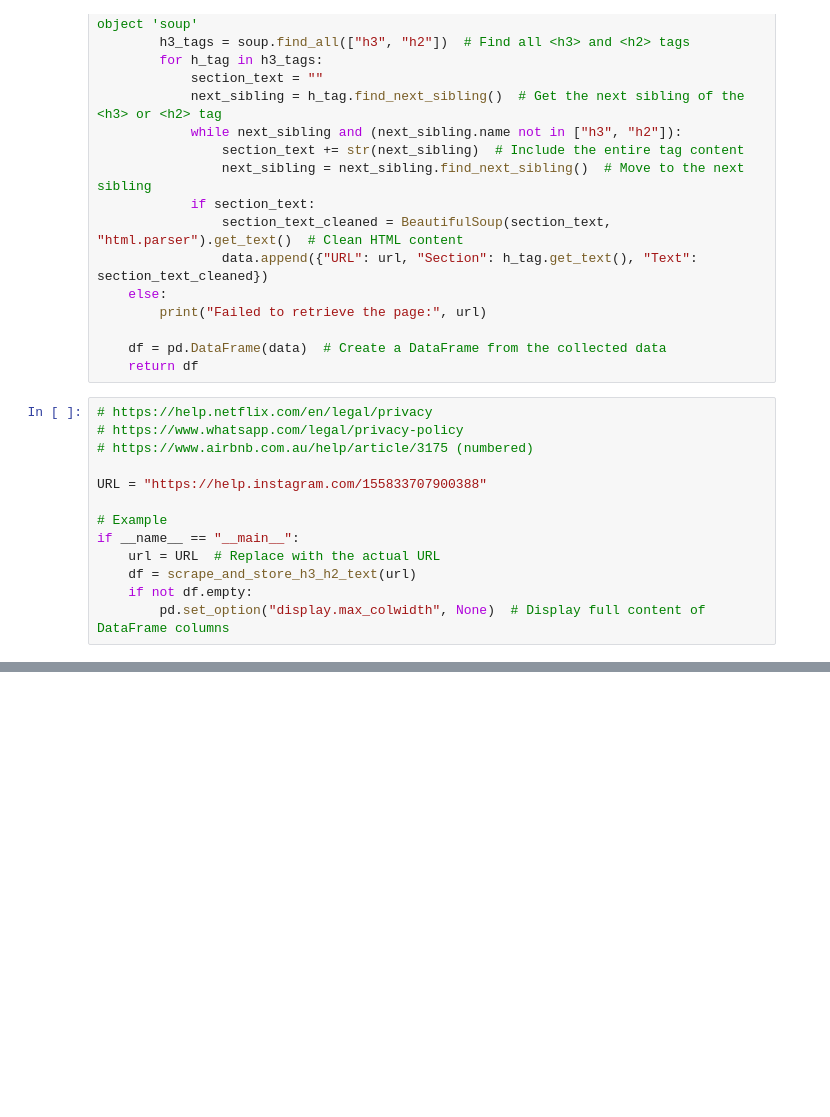
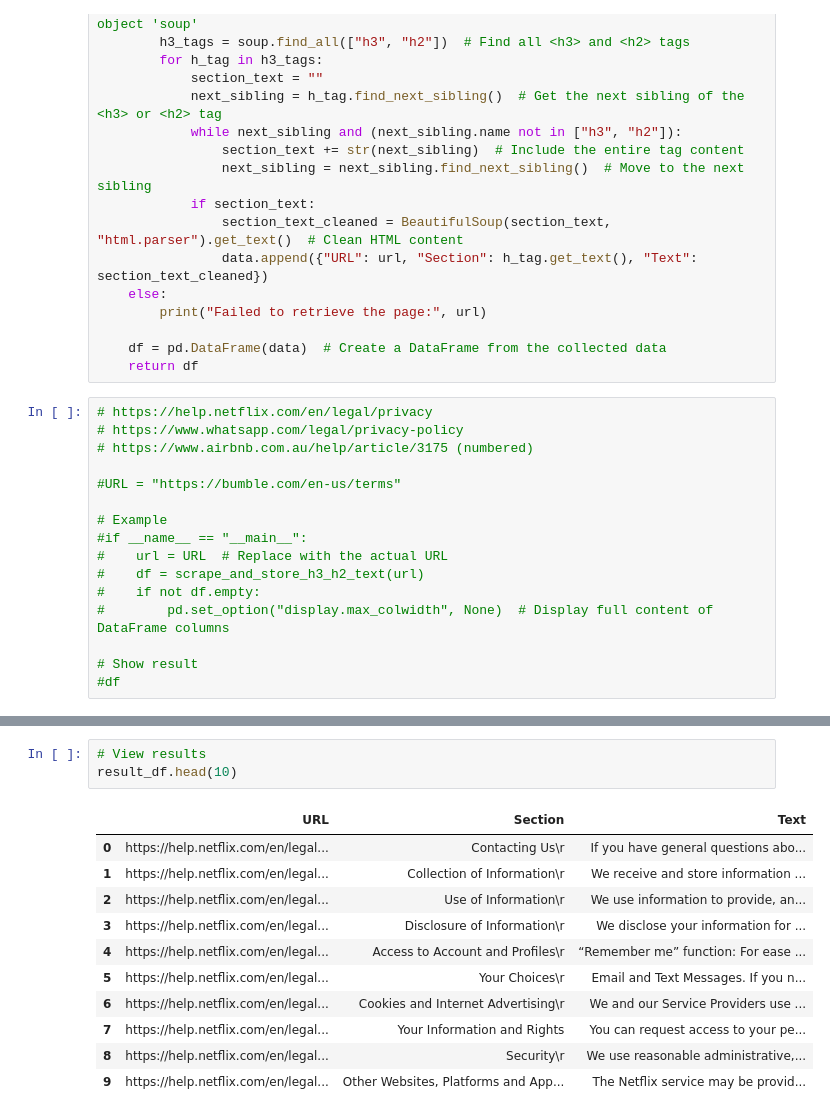
Before and after one commit to zyferion/privacyguardians, a Jupyter notebook: notebooks/data_extraction.ipynb, the cells around one changed output, grey strips where cells are left out. Cells and saved outputs as stored; diff of their text form; blank space fills up the shorter version.

```diff
--- a/notebooks/data_extraction.ipynb
+++ b/notebooks/data_extraction.ipynb
@@ -48,11 +74,14 @@ def scrape_and_store_h3_h2_text(url):
 # https://www.whatsapp.com/legal/privacy-policy
 # https://www.airbnb.com.au/help/article/3175 (numbered)
 
-URL = "https://help.instagram.com/155833707900388"
+#URL = "https://bumble.com/en-us/terms"
 
 # Example
-if __name__ == "__main__":
-    url = URL  # Replace with the actual URL
-    df = scrape_and_store_h3_h2_text(url)
-    if not df.empty:
-        pd.set_option("display.max_colwidth", None)  # Display full content of DataFrame columns
+#if __name__ == "__main__":
+#    url = URL  # Replace with the actual URL
+#    df = scrape_and_store_h3_h2_text(url)
+#    if not df.empty:
+#        pd.set_option("display.max_colwidth", None)  # Display full content of DataFrame columns
+
+# Show result
+#df
@@ -75,0 +101,15 @@ df
+# %%
+# View results
+result_df.head(10)
+# %% [output]
+|  | URL | Section | Text |
+| 0 | https://help.netflix.com/en/legal... | Contacting Us\r | If you have general questions abo... |
+| 1 | https://help.netflix.com/en/legal... | Collection of Information\r | We receive and store information ... |
+| 2 | https://help.netflix.com/en/legal... | Use of Information\r | We use information to provide, an... |
+| 3 | https://help.netflix.com/en/legal... | Disclosure of Information\r | We disclose your information for ... |
+| 4 | https://help.netflix.com/en/legal... | Access to Account and Profiles\r | “Remember me” function: For ease ... |
+| 5 | https://help.netflix.com/en/legal... | Your Choices\r | Email and Text Messages. If you n... |
+| 6 | https://help.netflix.com/en/legal... | Cookies and Internet Advertising\r | We and our Service Providers use ... |
+| 7 | https://help.netflix.com/en/legal... | Your Information and Rights | You can request access to your pe... |
+| 8 | https://help.netflix.com/en/legal... | Security\r | We use reasonable administrative,... |
+| 9 | https://help.netflix.com/en/legal... | Other Websites, Platforms and App... | The Netflix service may be provid... |
```
Also changed, not shown: parts of 15 cells of this notebook.
